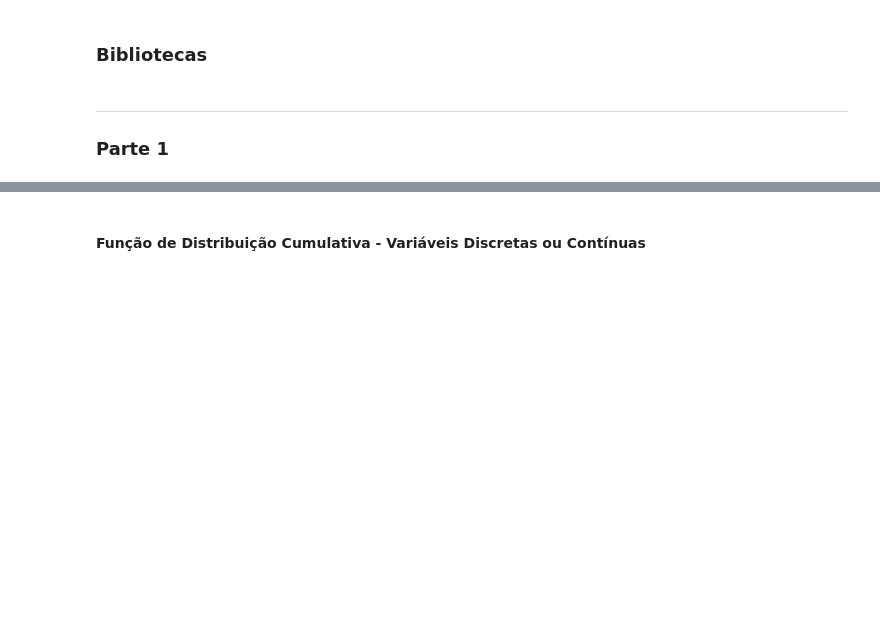
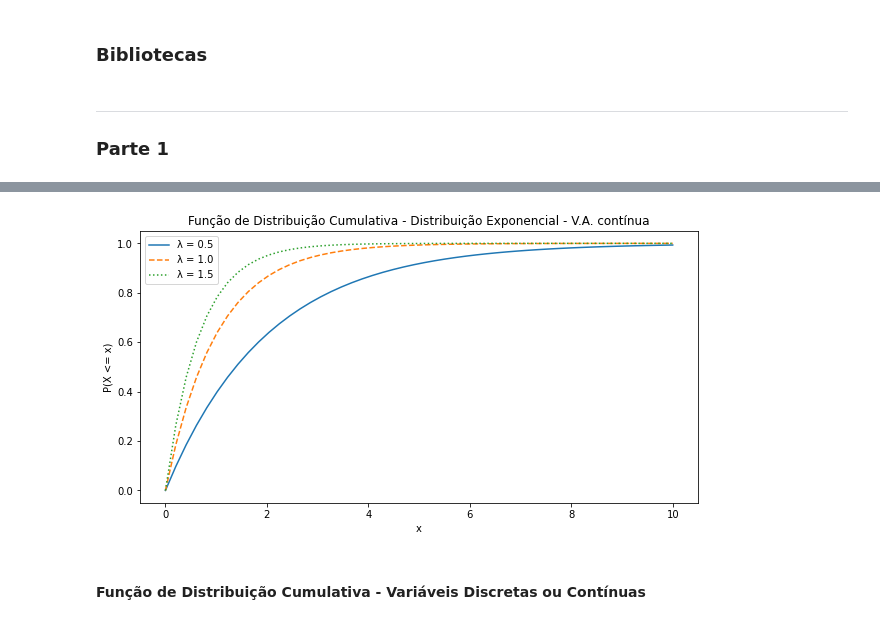
Before and after one commit to arthurgonze/ADS, a Jupyter notebook: mq_02.ipynb, the cells around one changed output, grey strips where cells are left out. Cells and saved outputs as stored; diff of their text form; code cells hidden in the pictures; blank space fills up the shorter version.

```diff
--- a/mq_02.ipynb
+++ b/mq_02.ipynb
@@ -11,2 +62,8 @@ import matplotlib.pyplot as plt
+# %%
+va_discreta = False
+cdf_dataset = np.linspace(0,10,50)
+exp_cdf(cdf_dataset, va_discreta)
+# %% [output]
+[figure, added]
 # %% [markdown]
 #### Função de Distribuição Cumulativa - Variáveis Discretas ou Contínuas
```
Also changed, not shown: parts of 30 cells of this notebook.
